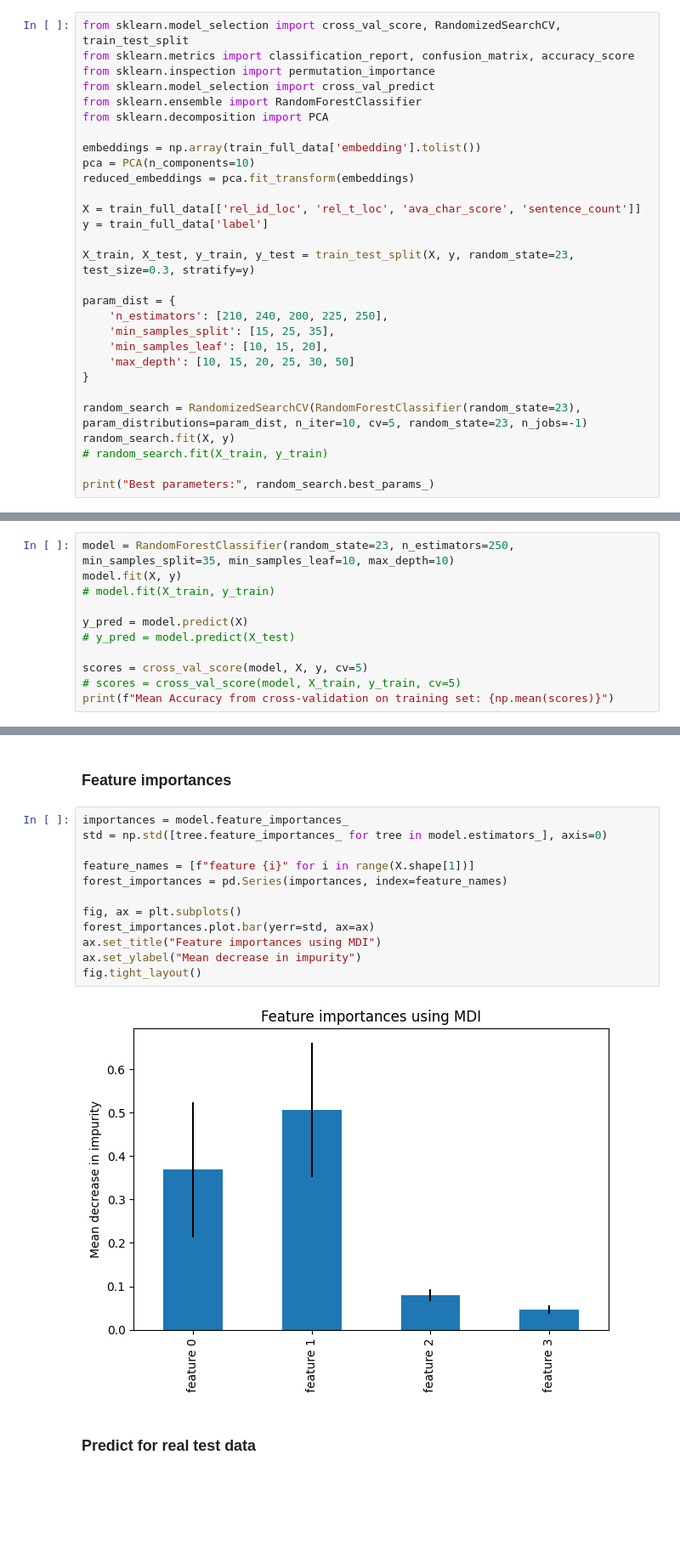
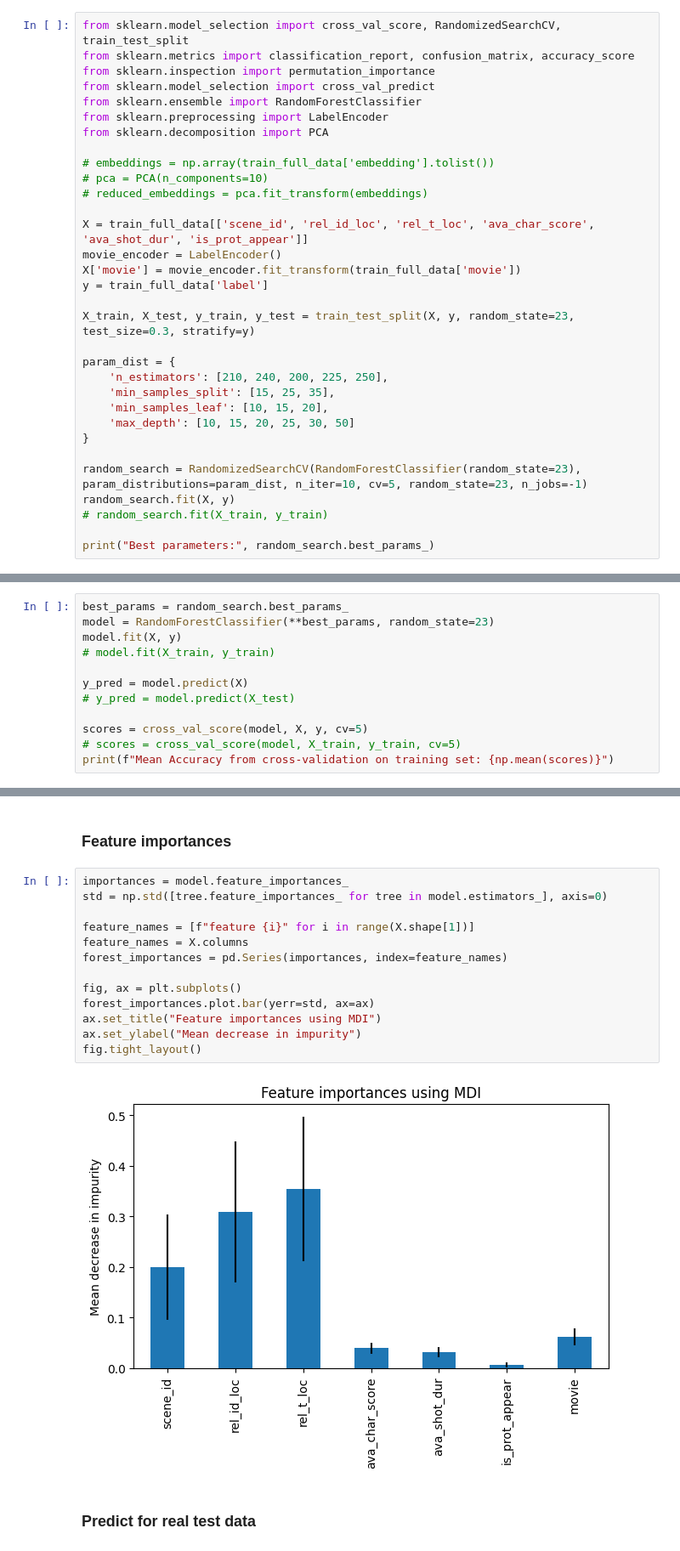
Before and after one commit to C7A7A/story-beats, a Jupyter notebook: story-beats.ipynb, the cells around one changed output, grey strips where cells are left out. Shown at 85% size. Saved outputs shown, nothing was run; the diff lists cells and outputs as text; blank space fills up the shorter version.

```diff
--- a/story-beats.ipynb
+++ b/story-beats.ipynb
@@ -349,13 +349,16 @@ from sklearn.metrics import classification_report, confusion_matrix, accuracy_sc
 from sklearn.inspection import permutation_importance
 from sklearn.model_selection import cross_val_predict
 from sklearn.ensemble import RandomForestClassifier
+from sklearn.preprocessing import LabelEncoder
 from sklearn.decomposition import PCA
 
-embeddings = np.array(train_full_data['embedding'].tolist())
-pca = PCA(n_components=10)
-reduced_embeddings = pca.fit_transform(embeddings)
+# embeddings = np.array(train_full_data['embedding'].tolist())
+# pca = PCA(n_components=10)
+# reduced_embeddings = pca.fit_transform(embeddings)
 
-X = train_full_data[['rel_id_loc', 'rel_t_loc', 'ava_char_score', 'sentence_count']]
+X = train_full_data[['scene_id', 'rel_id_loc', 'rel_t_loc', 'ava_char_score', 'ava_shot_dur', 'is_prot_appear']]
+movie_encoder = LabelEncoder()
+X['movie'] = movie_encoder.fit_transform(train_full_data['movie'])
 y = train_full_data['label']
 
 X_train, X_test, y_train, y_test = train_test_split(X, y, random_state=23, test_size=0.3, stratify=y)
@@ -377,7 +385,8 @@ Best parameters: {'n_estimators': 250, 'min_samples_split': 35, 'min_samples_lea
 # %% [markdown]
 ### Cross-Validation
 # %%
-model = RandomForestClassifier(random_state=23, n_estimators=250, min_samples_split=35, min_samples_leaf=10, max_depth=10)
+best_params = random_search.best_params_
+model = RandomForestClassifier(**best_params, random_state=23)
 model.fit(X, y)
 # model.fit(X_train, y_train)
 
@@ -457,17 +466,18 @@ sns.heatmap(conf_matrix, fmt='g', ax=ax, annot=True)
 # %%
 importances = model.feature_importances_
 std = np.std([tree.feature_importances_ for tree in model.estimators_], axis=0)
 
 feature_names = [f"feature {i}" for i in range(X.shape[1])]
+feature_names = X.columns
 forest_importances = pd.Series(importances, index=feature_names)
 
 fig, ax = plt.subplots()
 forest_importances.plot.bar(yerr=std, ax=ax)
 ax.set_title("Feature importances using MDI")
 ax.set_ylabel("Mean decrease in impurity")
 fig.tight_layout()
 # %% [output]
-[figure, old version]
+[figure, new version]
 # %% [markdown]
 ### Predict for real test data
 # %%
```
Also changed, not shown: parts of 7 cells of this notebook, 1 other file.
